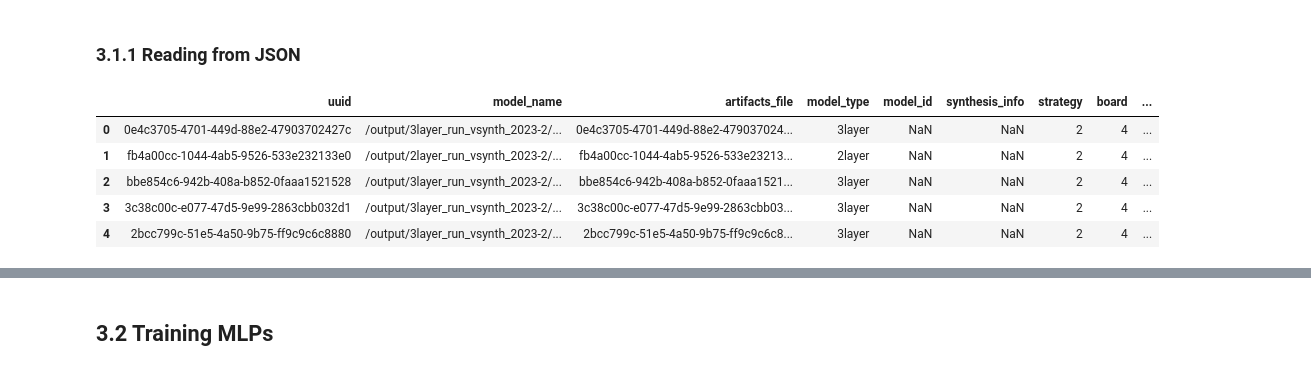
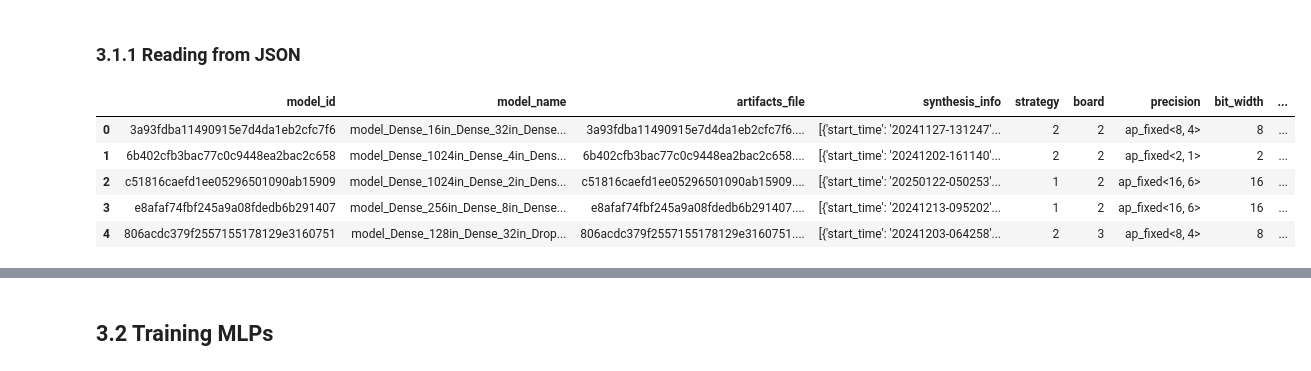
Before and after one commit to IMPETUS-UdeS/rule4ml, a Jupyter notebook: notebooks/tutorial.ipynb, the cells around one changed output, grey strips where cells are left out. Cells and saved outputs as stored; diff of their text form; code cells hidden in the pictures.

```diff
--- a/notebooks/tutorial.ipynb
+++ b/notebooks/tutorial.ipynb
@@ -429,6 +429,8 @@ from rule4ml.parsers.data_parser import (
 # )
 
 base_path = os.path.abspath(os.path.join(os.getcwd(), ".."))
+train_path = os.path.join(base_path, "datasets", "trets", "train")
+test_path = os.path.join(base_path, "datasets", "trets", "test")
 
 # Ordinal encoding of categorical inputs
 global_categorical_maps = {
@@ -440,30 +442,36 @@ sequential_categorical_maps = {
 }
 # %%
 train_json_data = read_from_json(
-    os.path.join(base_path, "datasets", "iccad_submit", "preprocessed", "train_split_fixed.json"),
+    [
+        os.path.join(train_path, "2_20", "*.json"),
+        # os.path.join(train_path, "2layer", "*.json"),
+        # os.path.join(train_path, "3layer", "*.json"),
+        # os.path.join(train_path, "conv1d", "*.json"),
+        # os.path.join(train_path, "conv2d", "*.json"),
+    ],
     # data_filter,
 )
 
 train_meta_data, train_global_inputs, train_targets = get_global_data(
     train_json_data, normalize=False
 )
 train_sequential_inputs = get_sequential_data(train_json_data)
 
 train_df = to_dataframe(
     meta_data=train_meta_data,
     global_inputs=train_global_inputs,
     sequential_inputs=train_sequential_inputs,
     global_categorical_maps=global_categorical_maps,
     sequential_categorical_maps=sequential_categorical_maps,
     targets=train_targets,
 )
 train_df.head()
 # %% [output]
-|  | uuid | model_name | artifacts_file | model_type | model_id | synthesis_info | strategy | board | ... |
-| 0 | 0e4c3705-4701-449d-88e2-47903702427c | /output/3layer_run_vsynth_2023-2/... | 0e4c3705-4701-449d-88e2-479037024... | 3layer | NaN | NaN | 2 | 4 | ... |
-| 1 | fb4a00cc-1044-4ab5-9526-533e232133e0 | /output/2layer_run_vsynth_2023-2/... | fb4a00cc-1044-4ab5-9526-533e23213... | 2layer | NaN | NaN | 2 | 4 | ... |
-| 2 | bbe854c6-942b-408a-b852-0faaa1521528 | /output/3layer_run_vsynth_2023-2/... | bbe854c6-942b-408a-b852-0faaa1521... | 3layer | NaN | NaN | 2 | 4 | ... |
-| 3 | 3c38c00c-e077-47d5-9e99-2863cbb032d1 | /output/3layer_run_vsynth_2023-2/... | 3c38c00c-e077-47d5-9e99-2863cbb03... | 3layer | NaN | NaN | 2 | 4 | ... |
-| 4 | 2bcc799c-51e5-4a50-9b75-ff9c9c6c8880 | /output/3layer_run_vsynth_2023-2/... | 2bcc799c-51e5-4a50-9b75-ff9c9c6c8... | 3layer | NaN | NaN | 2 | 4 | ... |
+|  | model_id | model_name | artifacts_file | synthesis_info | strategy | board | precision | bit_width | ... |
+| 0 | 3a93fdba11490915e7d4da1eb2cfc7f6 | model_Dense_16in_Dense_32in_Dense... | 3a93fdba11490915e7d4da1eb2cfc7f6.... | [{'start_time': '20241127-131247'... | 2 | 2 | ap_fixed<8, 4> | 8 | ... |
+| 1 | 6b402cfb3bac77c0c9448ea2bac2c658 | model_Dense_1024in_Dense_4in_Dens... | 6b402cfb3bac77c0c9448ea2bac2c658.... | [{'start_time': '20241202-161140'... | 2 | 2 | ap_fixed<2, 1> | 2 | ... |
+| 2 | c51816caefd1ee05296501090ab15909 | model_Dense_1024in_Dense_2in_Dens... | c51816caefd1ee05296501090ab15909.... | [{'start_time': '20250122-050253'... | 1 | 2 | ap_fixed<16, 6> | 16 | ... |
+| 3 | e8afaf74fbf245a9a08fdedb6b291407 | model_Dense_256in_Dense_8in_Dense... | e8afaf74fbf245a9a08fdedb6b291407.... | [{'start_time': '20241213-095202'... | 1 | 2 | ap_fixed<16, 6> | 16 | ... |
+| 4 | 806acdc379f2557155178129e3160751 | model_Dense_128in_Dense_32in_Drop... | 806acdc379f2557155178129e3160751.... | [{'start_time': '20241203-064258'... | 2 | 3 | ap_fixed<8, 4> | 8 | ... |
 # %%
 test_json_data = read_from_json(
```
Also changed, not shown: parts of 17 cells of this notebook, 9 other files.
